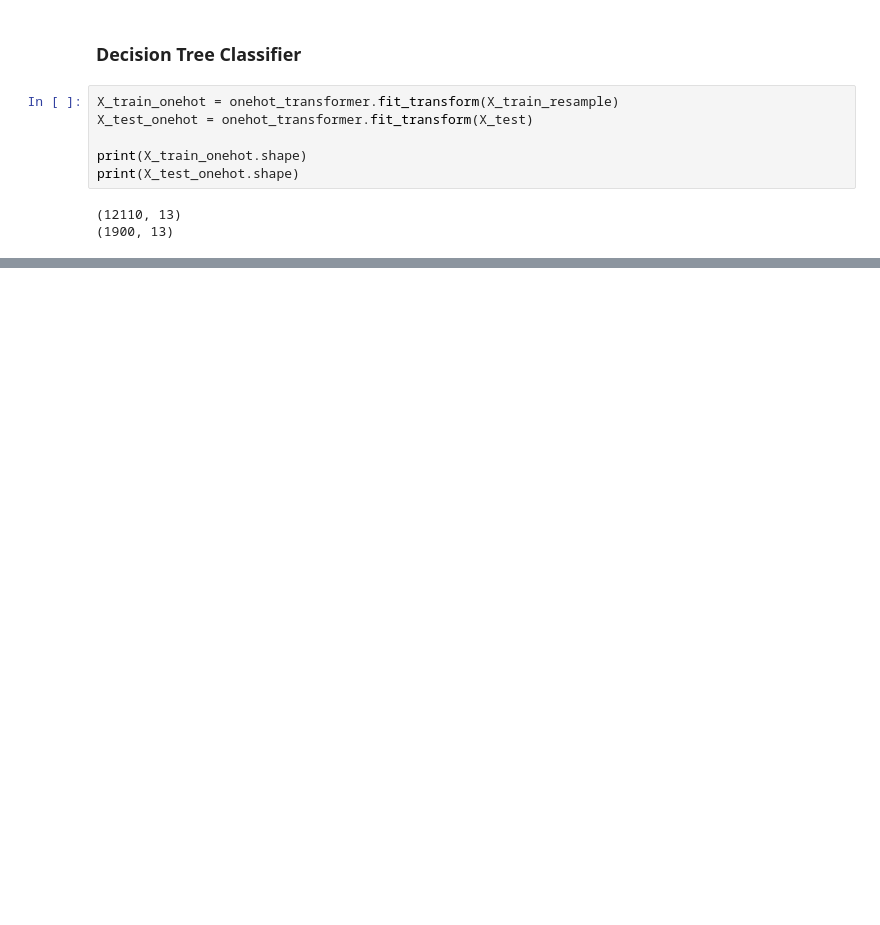
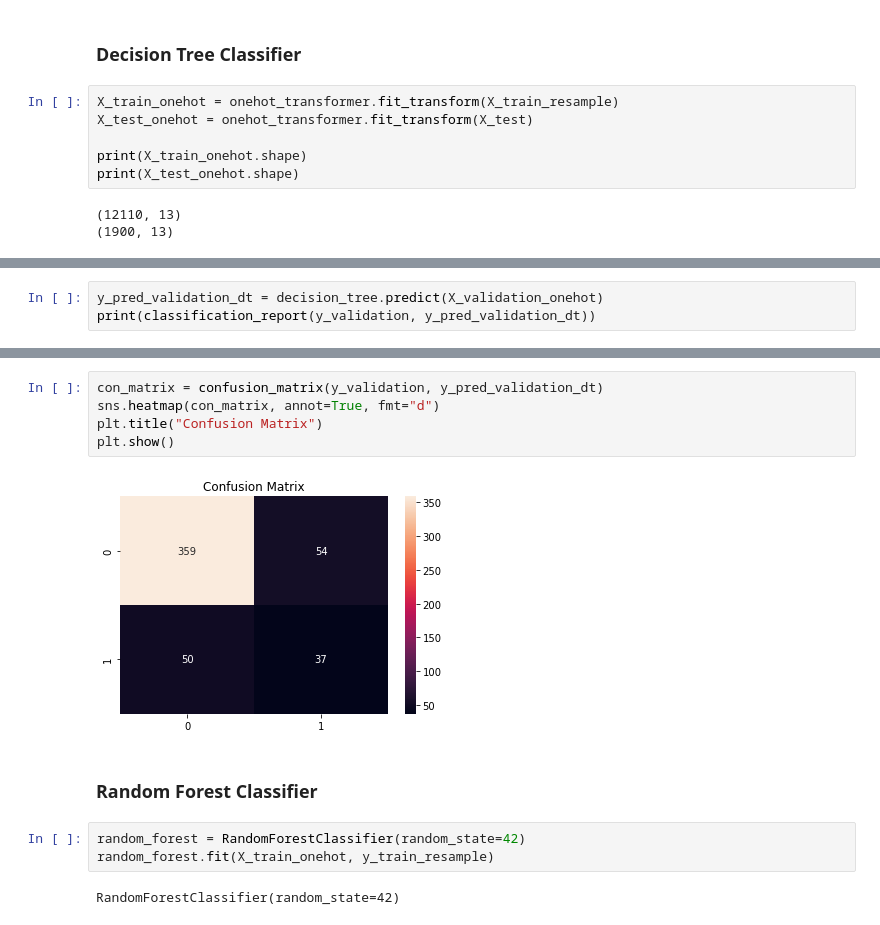
Before and after one commit to olihofmann/cas-aml, a Jupyter notebook: customer-churn-prediction/classical_algorithms.ipynb, the cells around one changed output, grey strips where cells are left out. Drawn from its saved outputs; the diff is of its cells as text; blank space fills up the shorter version.

```diff
--- a/customer-churn-prediction/classical_algorithms.ipynb
+++ b/customer-churn-prediction/classical_algorithms.ipynb
@@ -375,0 +389,3 @@ weighted avg       0.82      0.76      0.78      1900
+# %%
+y_pred_validation_dt = decision_tree.predict(X_validation_onehot)
+print(classification_report(y_validation, y_pred_validation_dt))
@@ -375,0 +401,14 @@ weighted avg       0.82      0.76      0.78      1900
+# %%
+con_matrix = confusion_matrix(y_validation, y_pred_validation_dt)
+sns.heatmap(con_matrix, annot=True, fmt="d")
+plt.title("Confusion Matrix")
+plt.show()
+# %% [output]
+[figure, added]
+# %% [markdown]
+### Random Forest Classifier
+# %%
+random_forest = RandomForestClassifier(random_state=42)
+random_forest.fit(X_train_onehot, y_train_resample)
+# %% [output]
+RandomForestClassifier(random_state=42)
```
Also changed, not shown: parts of 15 cells of this notebook.
